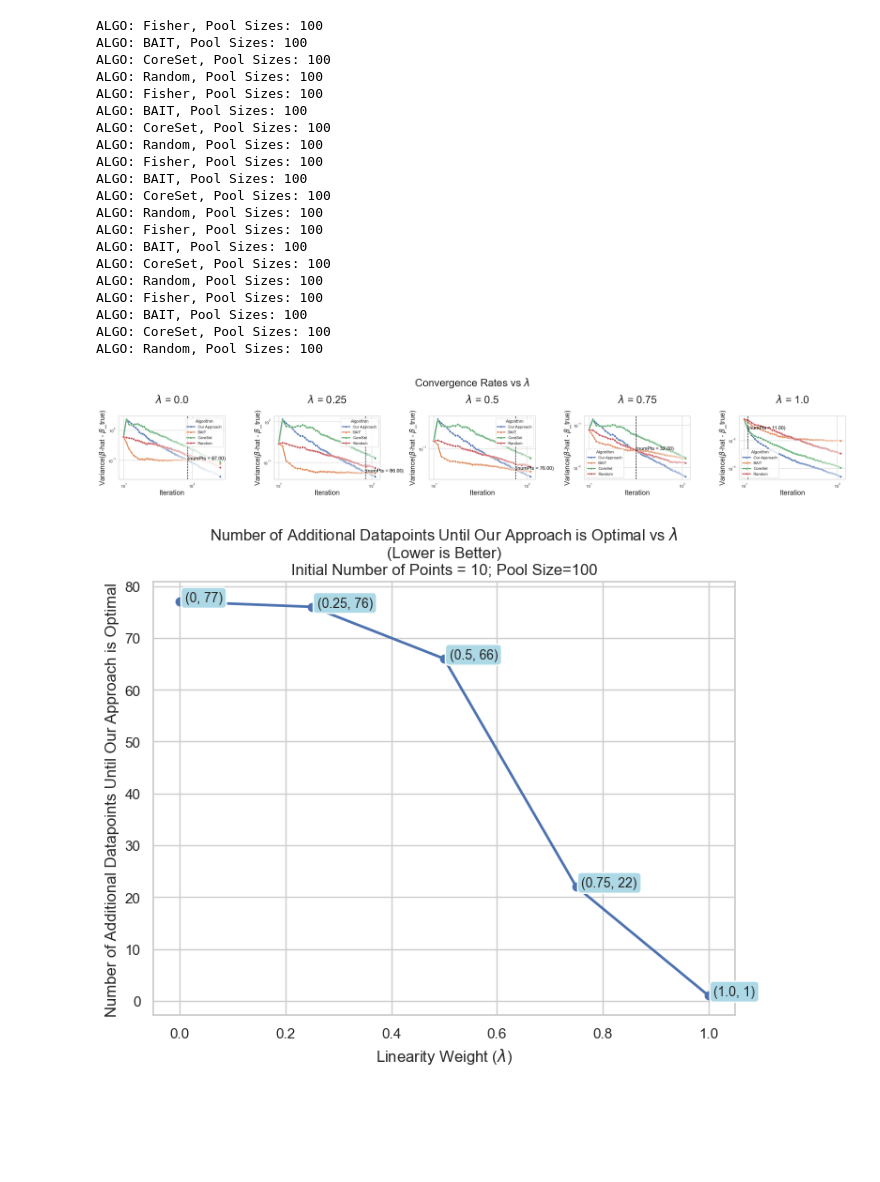
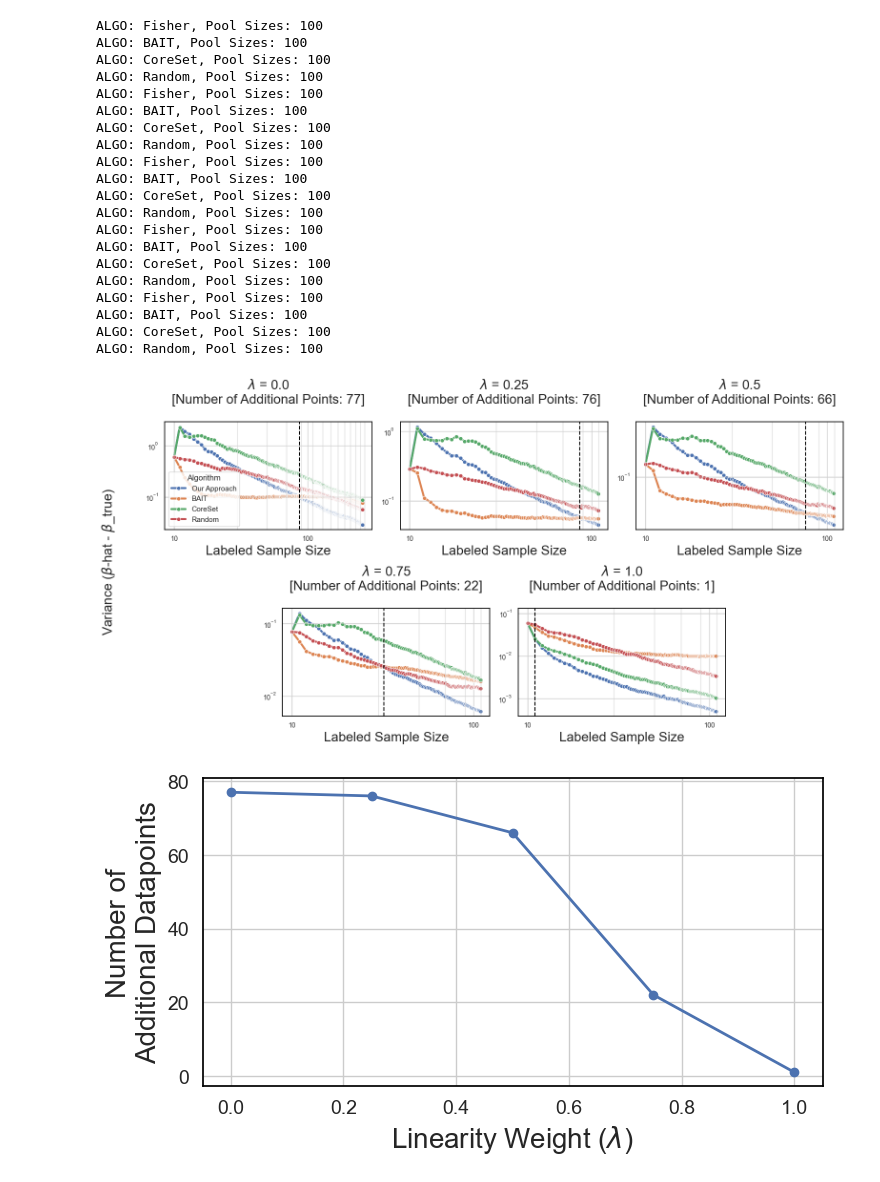
Before and after one commit to pingle14/ActiveLearningProj, a Jupyter notebook: notebook_analysis/plot_maker.ipynb, the cells around one changed output. Saved outputs shown, nothing was run; the diff lists cells and outputs as text; code cells hidden in the pictures; blank space fills up the shorter version.

```diff
--- a/notebook_analysis/plot_maker.ipynb
+++ b/notebook_analysis/plot_maker.ipynb
@@ -181,64 +276,102 @@ def nonlinear_exp(axes, logscale=False, poolsz=100, iters=100, linearity=1.0, me
 # %%
 def plot_all_nonlin_exp():
     # Create a figure with a 5x1 grid of subplots (5 rows, 1 column)
-    fig, axs = plt.subplots(1, 5, figsize=(30, 5))  # Adjust figsize as needed
+    # spec = mpl.gridspec.GridSpec(ncols=6, nrows=2)
+    # fig, axs = plt.subplots(2, 3)  # Adjust figsize as needed , figsize=(30, 5)
+    fig = plt.figure(figsize=(15, 8))
+    spec = mpl.gridspec.GridSpec(
+        ncols=6, nrows=2
+    )  # 6 columns evenly divides both 2 & 3
+    # fig.sup_ylabel(r"Variance ($\beta$-hat - $\beta$_true)")
+    fig.text(
+        -0.04,
+        0.5,
+        r"Variance ($\beta$-hat - $\beta$_true)",
+        va="center",
+        ha="center",
+        rotation="vertical",
+        fontsize=20,
+    )
 
-    fig.suptitle(r"Convergence Rates vs $\lambda$", size=30)
+    ax1 = fig.add_subplot(spec[0, 0:2])  # row 0 with axes spanning 2 cols on evens
+    ax2 = fig.add_subplot(spec[0, 2:4])
+    ax3 = fig.add_subplot(spec[0, 4:])
+    ax4 = fig.add_subplot(spec[1, 1:3])  # row 0 with axes spanning 2 cols on odds
+    ax5 = fig.add_subplot(spec[1, 3:5])
 
     # Call plot_param_sims for each set of parameters and assign to different subplots
-    nonlinear_exp(logscale=True, iters=250, linearity='0.0', measErr=False, axes=axs[0])
-    nonlinear_exp(logscale=True, iters=100, linearity=0.25, measErr=False, axes=axs[1])
-    nonlinear_exp(logscale=True, iters=100, linearity=0.5, measErr=False, axes=axs[2])
-    nonlinear_exp(logscale=True, iters=100, linearity=0.75, measErr=False, axes=axs[3])
-    nonlinear_exp(logscale=True, iters=100, linearity=1.0, measErr=False, axes=axs[4])
+    nonlinear_exp(logscale=True, iters=250, linearity="0.0", measErr=False, axes=ax1)
+    nonlinear_exp(logscale=True, iters=100, linearity=0.25, measErr=False, axes=ax2)
+    nonlinear_exp(logscale=True, iters=100, linearity=0.5, measErr=False, axes=ax3)
+    nonlinear_exp(logscale=True, iters=100, linearity=0.75, measErr=False, axes=ax4)
+    nonlinear_exp(logscale=True, iters=100, linearity=1.0, measErr=False, axes=ax5)
+
+    for ax in [ax2, ax3, ax4, ax5]:
+        ax.get_legend().remove()
+
+    # Add black border to each subplot
+    for ax in [ax1, ax2, ax3, ax4, ax5]:
+        ax.spines["top"].set_color("black")
+        ax.spines["right"].set_color("black")
+        ax.spines["bottom"].set_color("black")
+        ax.spines["left"].set_color("black")
 
     # Adjust the layout to avoid overlap
     # Apply tight layout to adjust spacing
     plt.tight_layout()
 
     # Save the figure as a PDF
-    plt.savefig('../plots/nonlinear.pdf', format='pdf')
-    plt.savefig("../plots/nonlinear.png")
+    plt.savefig("../plots/nonlinear.pdf", format="pdf", bbox_inches="tight")
+    plt.savefig("../plots/nonlinear.png", bbox_inches="tight")
     plt.show()
+
+
 plot_all_nonlin_exp()
 # %% [output]
 ALGO: Fisher, Pool Sizes: 100
 ALGO: BAIT, Pool Sizes: 100
 ALGO: CoreSet, Pool Sizes: 100
 ALGO: Random, Pool Sizes: 100
 ALGO: Fisher, Pool Sizes: 100
 ALGO: BAIT, Pool Sizes: 100
 ALGO: CoreSet, Pool Sizes: 100
 ALGO: Random, Pool Sizes: 100
 ALGO: Fisher, Pool Sizes: 100
 ALGO: BAIT, Pool Sizes: 100
 ALGO: CoreSet, Pool Sizes: 100
 ALGO: Random, Pool Sizes: 100
 ALGO: Fisher, Pool Sizes: 100
 ALGO: BAIT, Pool Sizes: 100
 ALGO: CoreSet, Pool Sizes: 100
 ALGO: Random, Pool Sizes: 100
 ALGO: Fisher, Pool Sizes: 100
 ALGO: BAIT, Pool Sizes: 100
 ALGO: CoreSet, Pool Sizes: 100
 ALGO: Random, Pool Sizes: 100
-[figure, old version]
+[figure, new version]
 # %%
 x = [0, 0.25, 0.5, 0.75, 1.0]
-y = np.array([87, 86, 76, 32, 11]) # number of datapoints (including initial_sz = 10)
+y = np.array([87, 86, 76, 32, 11])  # number of datapoints (including initial_sz = 10)
 y -= 10
-plt.figure(figsize=(8, 6))
-plt.plot(x, y, linewidth=2, marker='o')
-plt.xlabel(r"Linearity Weight ($\lambda$)")
-plt.ylabel("Number of Additional Datapoints Until Our Approach is Optimal")
-plt.title(r"Number of Additional Datapoints Until Our Approach is Optimal vs $\lambda$" + "\n(Lower is Better)\nInitial Number of Points = 10; Pool Size=100")
-for i in range(len(x)):
-    plt.text(x[i] + 0.01, y[i] + 0.01, f'({x[i]}, {y[i]})', fontsize=10, bbox=dict(facecolor='lightblue', boxstyle='round,pad=0.3'))
+fig, ax = plt.subplots(1, 1, figsize=(8, 4))  # Adjust figsize as needed
+plt.plot(x, y, linewidth=2, marker="o")
+plt.xlabel(r"Linearity Weight ($\lambda$)", size=20)
+plt.ylabel("Number of\nAdditional Datapoints", size=20)
+ax.tick_params(axis="x", labelsize=14)
+ax.tick_params(axis="y", labelsize=14)
+# plt.title(r"Number of Additional Datapoints Until Our Approach is Optimal vs $\lambda$" + "\n(Lower is Better)\nInitial Number of Points = 10; Pool Size=100")
+# for i in range(len(x)):
+#     plt.text(x[i] + 0.01, y[i] + 0.01, f'({x[i]}, {y[i]})', fontsize=10, bbox=dict(facecolor='lightblue', boxstyle='round,pad=0.3'))
+
+ax.spines["top"].set_color("black")
+ax.spines["right"].set_color("black")
+ax.spines["bottom"].set_color("black")
+ax.spines["left"].set_color("black")
 
 # Save the figure as a PDF
-plt.savefig('../plots/nonlinear_iters.pdf', format='pdf')
-plt.savefig("../plots/nonlinear_iters.png")
+plt.savefig("../plots/nonlinear_iters.pdf", format="pdf", bbox_inches="tight")
+plt.savefig("../plots/nonlinear_iters.png", bbox_inches="tight")
 plt.show()
 # %% [output]
-[figure, old version]
+[figure, new version]
 # %%
```
Also changed, not shown: parts of 11 cells of this notebook, 21 other files.
